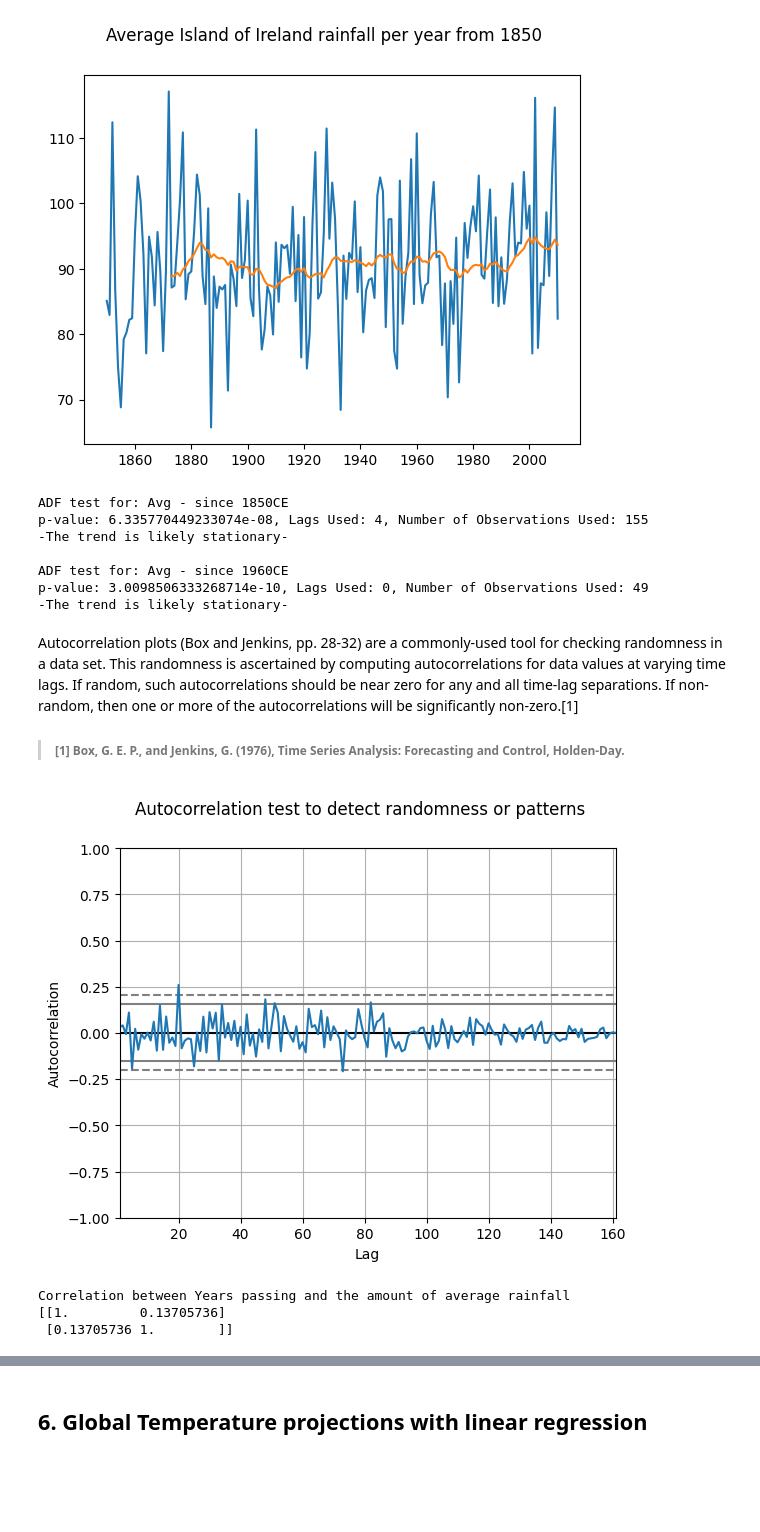
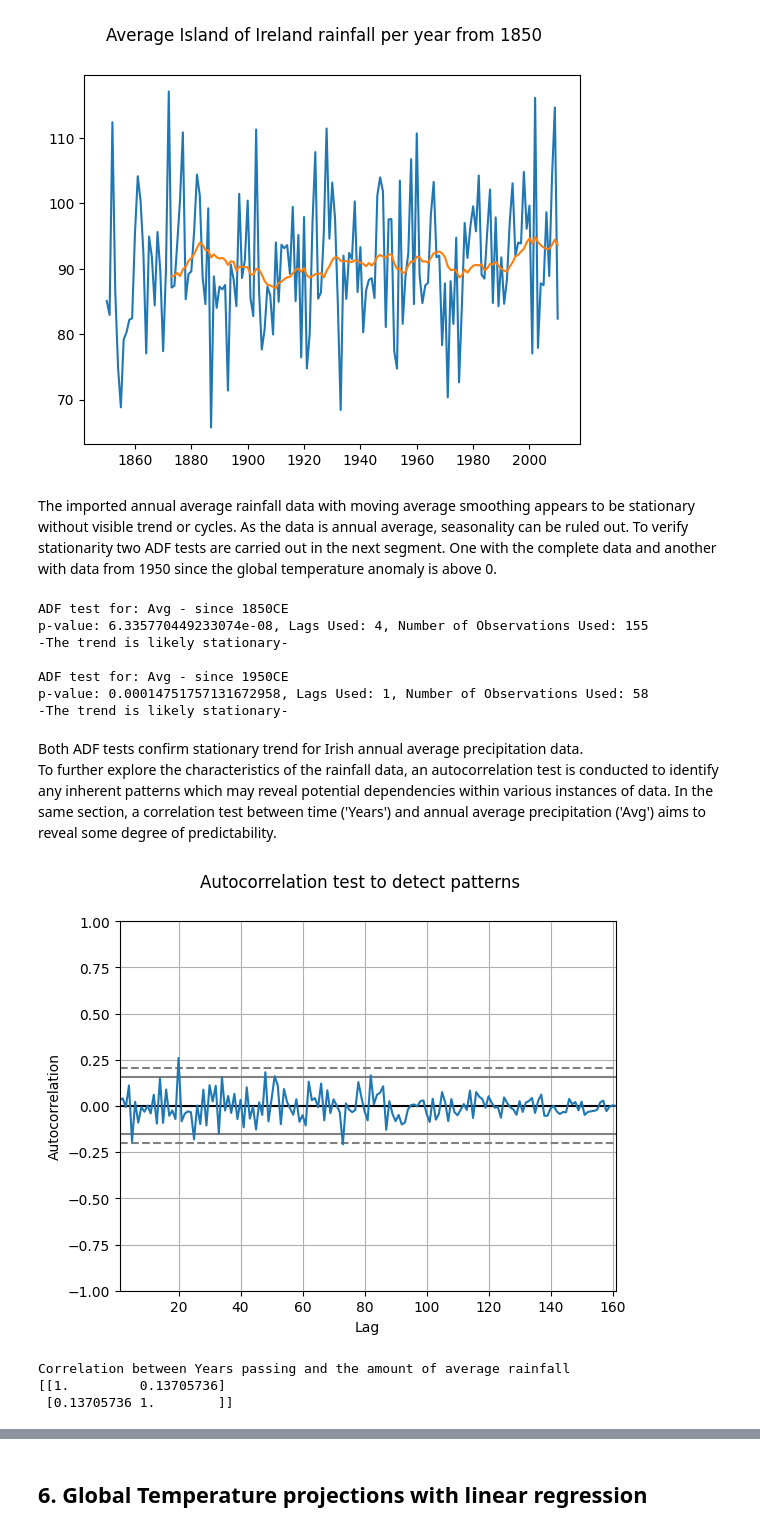
Before and after one commit to noyo0/ProgrammingForDataAnalysis_Project2, a Jupyter notebook: Project2/Project2.ipynb, the cells around one changed output, grey strips where cells are left out. Cells and saved outputs as stored; diff of their text form; code cells hidden in the pictures; blank space fills up the shorter version.

```diff
--- a/Project2/Project2.ipynb
+++ b/Project2/Project2.ipynb
@@ -1240,5 +1249,7 @@ plt.show()
 # %% [output]
 [figure]
+# %% [markdown]
+The imported annual average rainfall data with moving average smoothing appears to be stationary without visible trend or cycles. As the data is annual average, seasonality can be ruled out. To verify stationarity two ADF tests are carried out in the next segment. One with the complete data and another with data from 1950 since the global temperature anomaly is above 0.
 # %%
 #modified ADF test for Irish Rainfall data allowing slicing (default at start value @1850)
 def fn_adfullerIRF(var,yr=1850):
@@ -1255,30 +1266,30 @@ def fn_adfullerIRF(var,yr=1850):
 # %%
 #Augmented Dickey-Fuller test for trend detextion
 fn_adfullerIRF('Avg')
-fn_adfullerIRF('Avg',1960)
+fn_adfullerIRF('Avg',1950)
 # %% [output]
 ADF test for: Avg - since 1850CE
 p-value: 6.335770449233074e-08, Lags Used: 4, Number of Observations Used: 155
 -The trend is likely stationary-
 
-ADF test for: Avg - since 1960CE
-p-value: 3.0098506333268714e-10, Lags Used: 0, Number of Observations Used: 49
+ADF test for: Avg - since 1950CE
+p-value: 0.00014751757131672958, Lags Used: 1, Number of Observations Used: 58
 -The trend is likely stationary-
-# %% [markdown]
-Autocorrelation plots (Box and Jenkins, pp. 28-32) are a commonly-used tool for checking randomness in a data set. This randomness is ascertained by computing autocorrelations for data values at varying time lags. If random, such autocorrelations should be near zero for any and all time-lag separations. If non-random, then one or more of the autocorrelations will be significantly non-zero.[1]
-
->###### [1] Box, G. E. P., and Jenkins, G. (1976), Time Series Analysis: Forecasting and Control, Holden-Day.
+# %% [markdown]
+Both ADF tests confirm stationary trend for Irish annual average precipitation data. <br>
+To further explore the characteristics of the rainfall data, an autocorrelation test is conducted to identify any inherent patterns which may reveal potential dependencies within various instances of data. In the same section, a correlation test between time ('Years') and annual average precipitation ('Avg') aims to reveal some degree of predictability.
 # %%
 from pandas.plotting import autocorrelation_plot
-plt.suptitle('Autocorrelation test to detect randomness or patterns')
+plt.suptitle('Autocorrelation test to detect patterns')
 autocorrelation_plot(IrishRainfall['Avg'])
 plt.show()
 # correlation matrix for years and rainfall
+IrishRainfall['Year']=IrishRainfall.index.values
 print(f'''Correlation between Years passing and the amount of average rainfall
-{np.corrcoef(IrishRainfall.index.values, IrishRainfall['Avg'])}''')
-#subset correlation #ref: https://stackoverflow.com/questions/50093518/get-correlation-between-a-subset-of-columns-in-pandas
+{np.corrcoef(IrishRainfall['Year'], IrishRainfall['Avg'])}''')
+#subset correlation (ref: https://stackoverflow.com/questions/50093518/get-correlation-between-a-subset-of-columns-in-pandas)
 # %% [output]
-[figure, old version]
+[figure, new version]
 Correlation between Years passing and the amount of average rainfall
 [[1.         0.13705736]
  [0.13705736 1.        ]]
```
Also changed, not shown: parts of 20 cells of this notebook.
